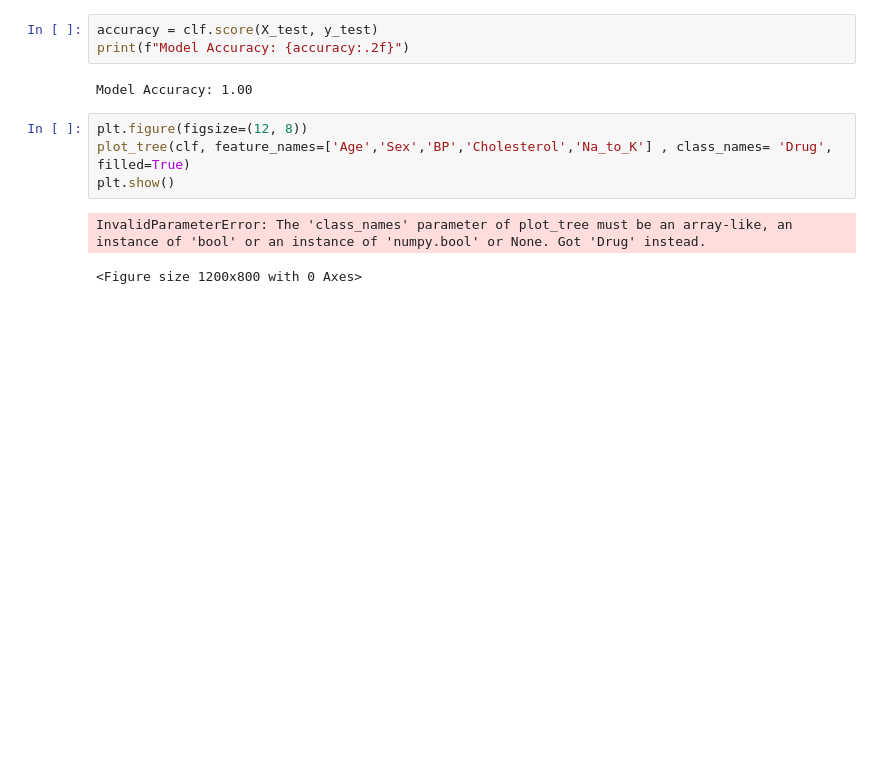
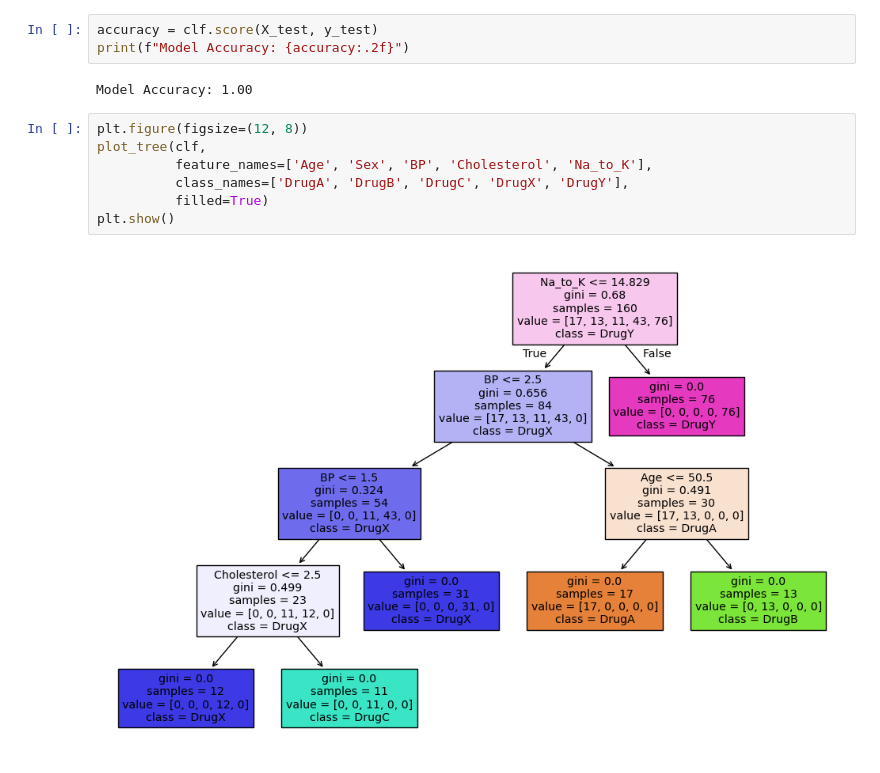
Before and after one commit to NguyetNguyen001/TDMprivate, a Jupyter notebook: my_code/ExperimentTree.ipynb, the cells around one changed output. Saved outputs shown, nothing was run; the diff lists cells and outputs as text; blank space fills up the shorter version.

```diff
--- a/my_code/ExperimentTree.ipynb
+++ b/my_code/ExperimentTree.ipynb
@@ -209,8 +221,10 @@ print(f"Model Accuracy: {accuracy:.2f}")
 Model Accuracy: 1.00
 # %%
 plt.figure(figsize=(12, 8))
-plot_tree(clf, feature_names=['Age','Sex','BP','Cholesterol','Na_to_K'] , class_names= 'Drug', filled=True)
+plot_tree(clf,
+          feature_names=['Age', 'Sex', 'BP', 'Cholesterol', 'Na_to_K'],
+          class_names=['DrugA', 'DrugB', 'DrugC', 'DrugX', 'DrugY'],
+          filled=True)
 plt.show()
 # %% [output]
-InvalidParameterError: The 'class_names' parameter of plot_tree must be an array-like, an instance of 'bool' or an instance of 'numpy.bool' or None. Got 'Drug' instead.
-<Figure size 1200x800 with 0 Axes>
+[figure, added]
```
Also changed, not shown: parts of 1 cell of this notebook.
